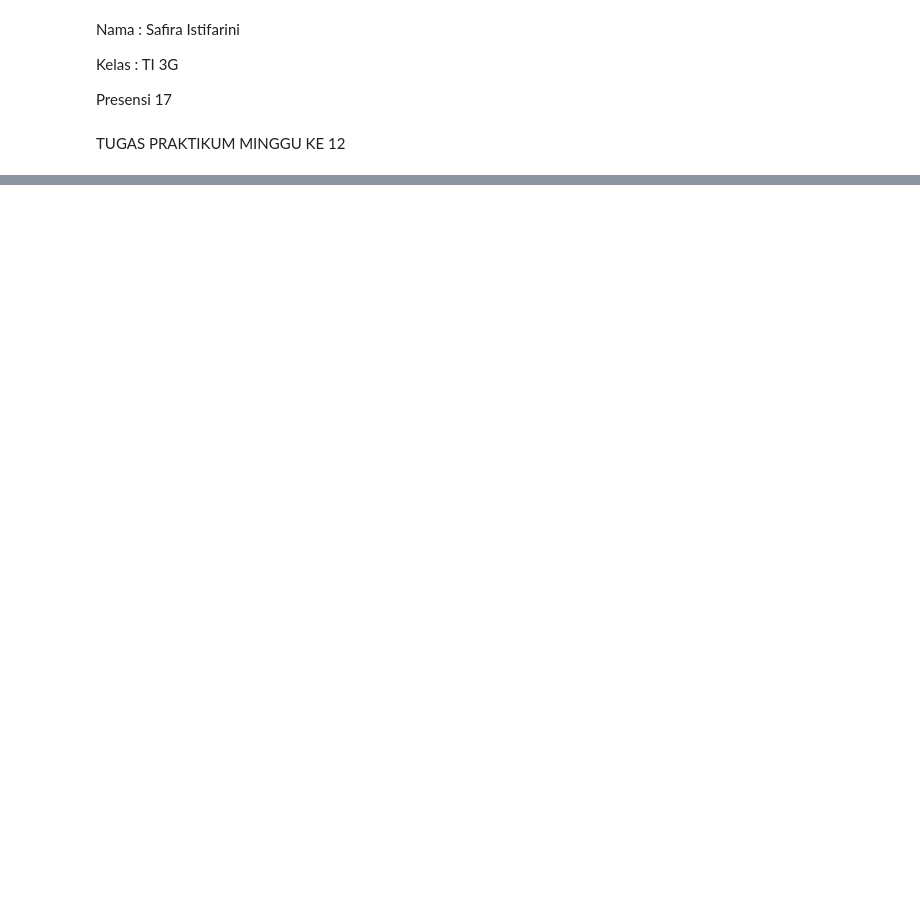
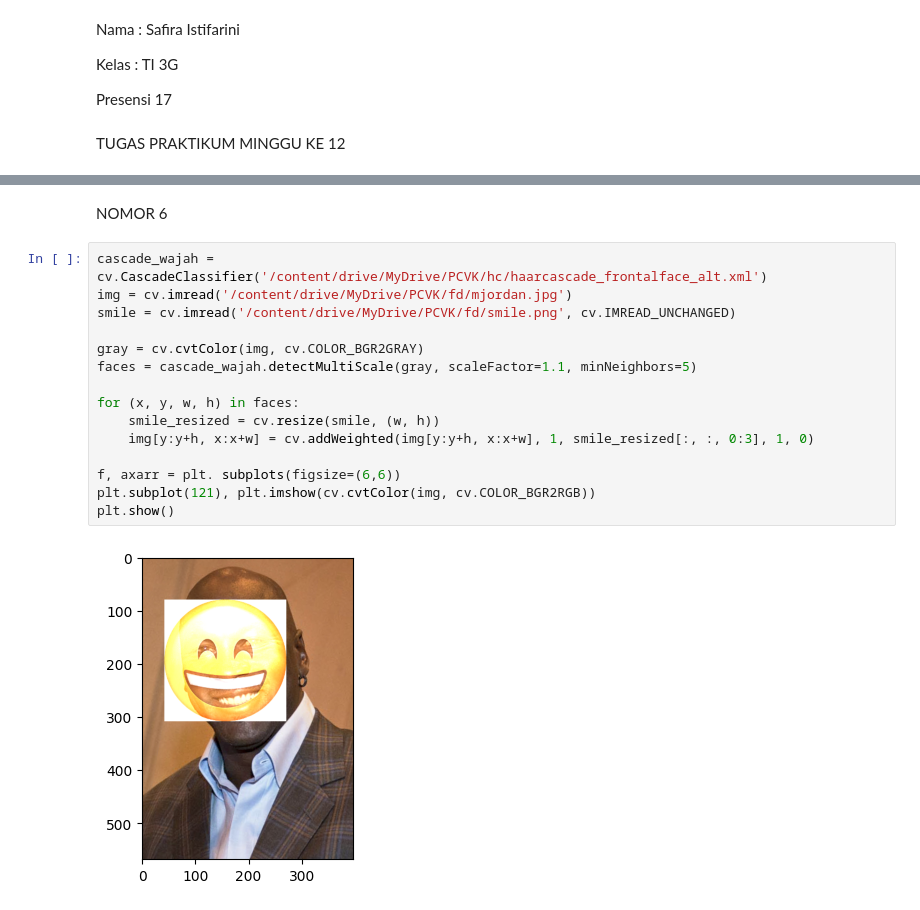
Before and after one commit to safira123-pixel/PCVK_Genap_2023, a Jupyter notebook: Week12.ipynb, the cells around one changed output, grey strips where cells are left out. Saved outputs shown, nothing was run; the diff lists cells and outputs as text; blank space fills up the shorter version.

```diff
--- a/Week12.ipynb
+++ b/Week12.ipynb
@@ -27,0 +128,19 @@ import time
+# %% [markdown]
+NOMOR 6
+# %%
+cascade_wajah = cv.CascadeClassifier('/content/drive/MyDrive/PCVK/hc/haarcascade_frontalface_alt.xml')
+img = cv.imread('/content/drive/MyDrive/PCVK/fd/mjordan.jpg')
+smile = cv.imread('/content/drive/MyDrive/PCVK/fd/smile.png', cv.IMREAD_UNCHANGED)
+
+gray = cv.cvtColor(img, cv.COLOR_BGR2GRAY)
+faces = cascade_wajah.detectMultiScale(gray, scaleFactor=1.1, minNeighbors=5)
+
+for (x, y, w, h) in faces:
+    smile_resized = cv.resize(smile, (w, h))
+    img[y:y+h, x:x+w] = cv.addWeighted(img[y:y+h, x:x+w], 1, smile_resized[:, :, 0:3], 1, 0)
+
+f, axarr = plt. subplots(figsize=(6,6))
+plt.subplot(121), plt.imshow(cv.cvtColor(img, cv.COLOR_BGR2RGB))
+plt.show()
+# %% [output]
+[figure, added]
```
Also changed, not shown: parts of 11 cells of this notebook.
